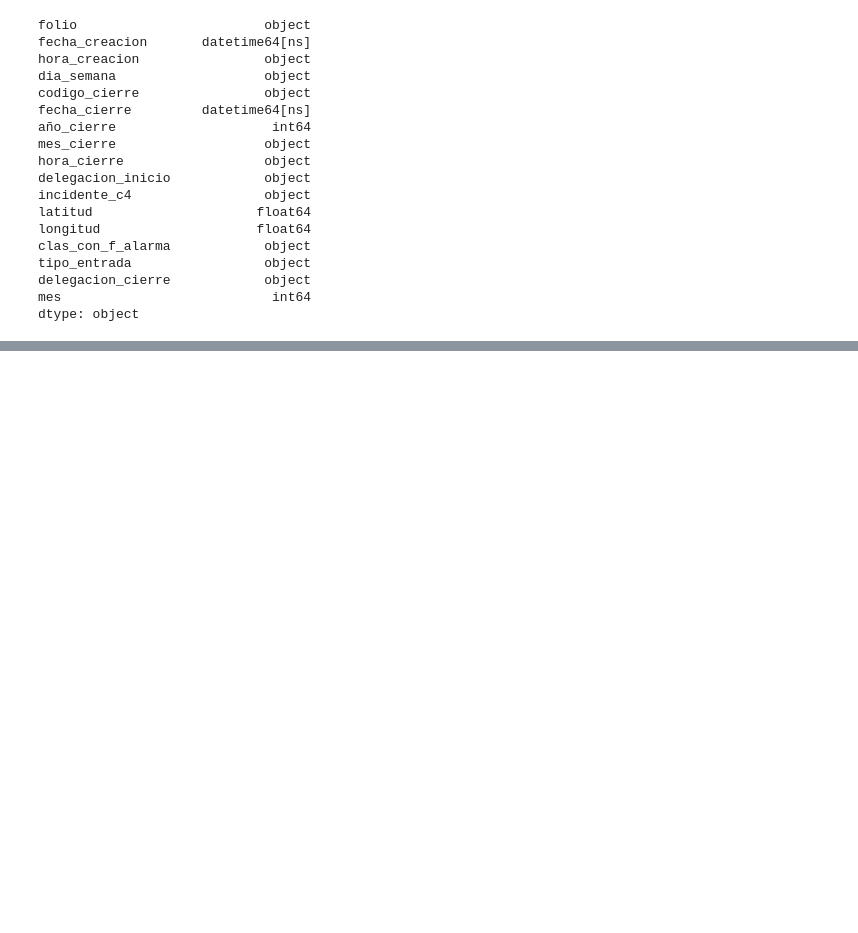
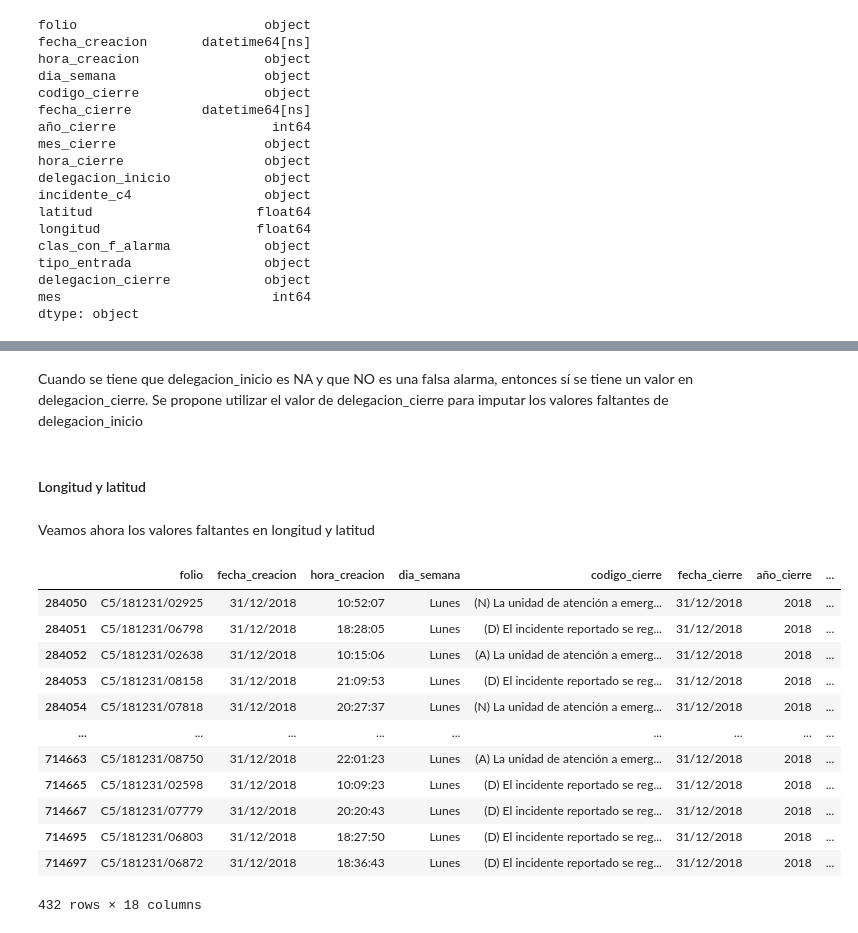
Before and after one commit to mhnk77/proyecto_1_E3_intro_ds, a Jupyter notebook: EDA_Proyecto_1_C5.ipynb, the cells around one changed output, grey strips where cells are left out. Drawn from its saved outputs; the diff is of its cells as text; code cells hidden in the pictures; blank space fills up the shorter version.

```diff
--- a/EDA_Proyecto_1_C5.ipynb
+++ b/EDA_Proyecto_1_C5.ipynb
@@ -93,0 +165,22 @@ dtype: object
+# %% [markdown]
+Cuando se tiene que delegacion_inicio es NA y que NO es una falsa alarma, entonces sí se tiene un valor en delegacion_cierre. Se propone utilizar el valor de delegacion_cierre para imputar los valores faltantes de delegacion_inicio
+# %% [markdown]
+#### Longitud y latitud
+# %% [markdown]
+Veamos ahora los valores faltantes en longitud y latitud
+# %%
+data[(data.longitud.isna()) & (data.latitud.isna())]
+# %% [output]
+|  | folio | fecha_creacion | hora_creacion | dia_semana | codigo_cierre | fecha_cierre | año_cierre | ... |
+| 284050 | C5/181231/02925 | 31/12/2018 | 10:52:07 | Lunes | (N) La unidad de atención a emerg... | 31/12/2018 | 2018 | ... |
+| 284051 | C5/181231/06798 | 31/12/2018 | 18:28:05 | Lunes | (D) El incidente reportado se reg... | 31/12/2018 | 2018 | ... |
+| 284052 | C5/181231/02638 | 31/12/2018 | 10:15:06 | Lunes | (A) La unidad de atención a emerg... | 31/12/2018 | 2018 | ... |
+| 284053 | C5/181231/08158 | 31/12/2018 | 21:09:53 | Lunes | (D) El incidente reportado se reg... | 31/12/2018 | 2018 | ... |
+| 284054 | C5/181231/07818 | 31/12/2018 | 20:27:37 | Lunes | (N) La unidad de atención a emerg... | 31/12/2018 | 2018 | ... |
+| ... | ... | ... | ... | ... | ... | ... | ... | ... |
+| 714663 | C5/181231/08750 | 31/12/2018 | 22:01:23 | Lunes | (A) La unidad de atención a emerg... | 31/12/2018 | 2018 | ... |
+| 714665 | C5/181231/02598 | 31/12/2018 | 10:09:23 | Lunes | (D) El incidente reportado se reg... | 31/12/2018 | 2018 | ... |
+| 714667 | C5/181231/07779 | 31/12/2018 | 20:20:43 | Lunes | (D) El incidente reportado se reg... | 31/12/2018 | 2018 | ... |
+| 714695 | C5/181231/06803 | 31/12/2018 | 18:27:50 | Lunes | (D) El incidente reportado se reg... | 31/12/2018 | 2018 | ... |
+| 714697 | C5/181231/06872 | 31/12/2018 | 18:36:43 | Lunes | (D) El incidente reportado se reg... | 31/12/2018 | 2018 | ... |
+432 rows × 18 columns
```
Also changed, not shown: parts of 18 cells of this notebook.
